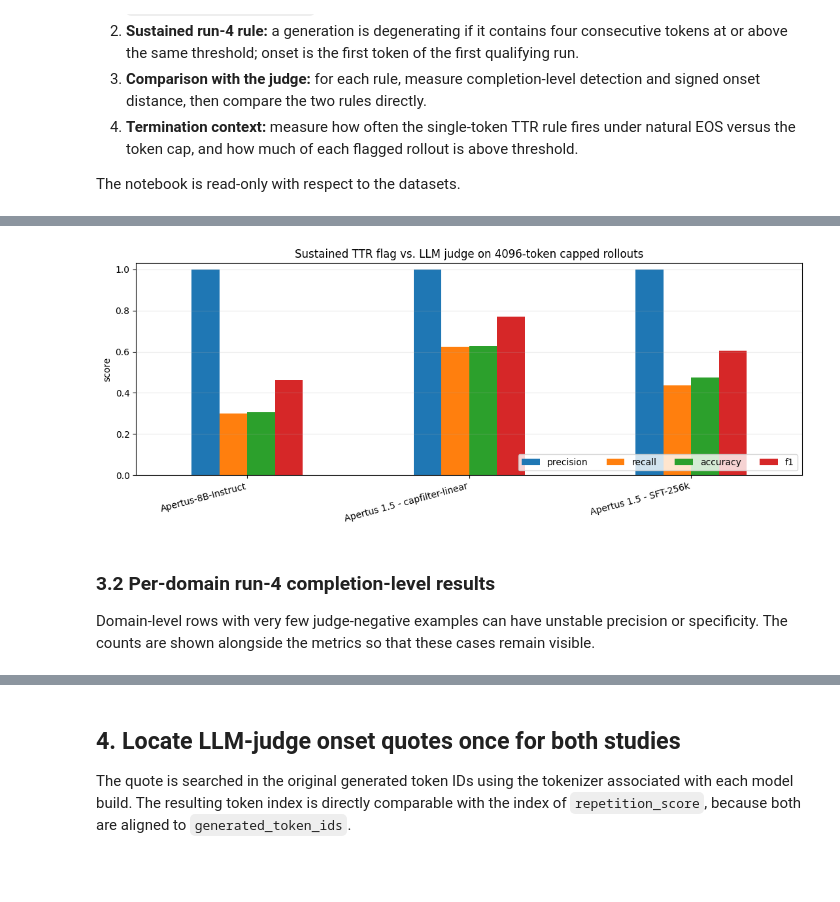
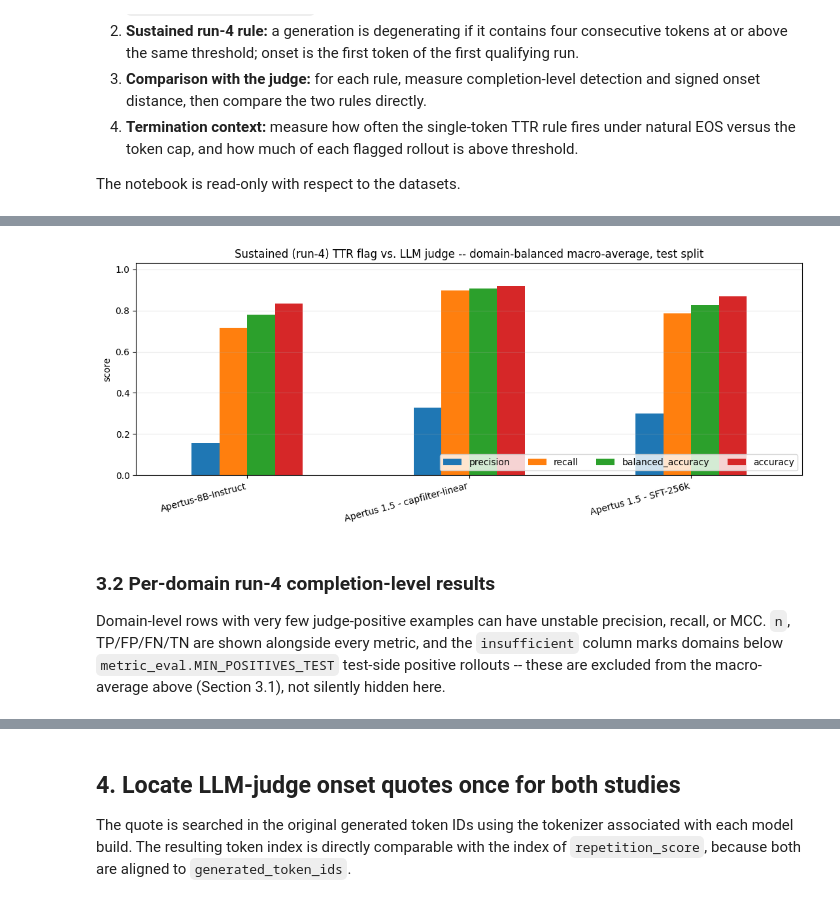
Before and after one commit to swiss-ai/degeneration-probe, a Jupyter notebook: notebooks/ttr_inspection.ipynb, the cells around one changed output, grey strips where cells are left out. Saved outputs shown, nothing was run; the diff lists cells and outputs as text; code cells hidden in the pictures; blank space fills up the shorter version.

```diff
--- a/notebooks/ttr_inspection.ipynb
+++ b/notebooks/ttr_inspection.ipynb
@@ -56,6 +60,7 @@ import torch
 from IPython.display import Markdown, display
 from transformers import AutoTokenizer
 
+from degeneration_probe.analysis import metric_eval as metric_eval_module
 from degeneration_probe.utils.tokenization import find_string_in_tokens
 
 pd.set_option("display.max_columns", 100)
@@ -78,7 +83,9 @@ DATASETS = {
 }
 
 JUDGE_BACKEND = "claude_agent_sdk"
-TTR_THRESHOLD = 0.8
+# tau is tuned per dataset build over this grid (Section 2.1), replacing the
+# formerly-fixed TTR_THRESHOLD = 0.8.
+TAU_CANDIDATES = [round(t, 2) for t in np.arange(0.50, 0.96, 0.05)]
 MIN_CONSECUTIVE = 4
 EXPECTED_MAX_TOKENS = 4096
 KEY = ["prompt_id", "rollout_idx"]
@@ -179,29 +291,13 @@ The implementation below returns the first start index of four consecutive finit
 # %%
-def first_ttr_run_onset(scores, threshold=TTR_THRESHOLD, min_consecutive=MIN_CONSECUTIVE):
-    values = np.asarray(scores, dtype=float)
-    above = np.isfinite(values) & (values >= threshold)
-    if len(above) < min_consecutive:
-        return None
-    run_lengths = np.convolve(
-        above.astype(np.int8),
-        np.ones(min_consecutive, dtype=np.int8),
-        mode="valid",
+for model, population in populations.items():
+    tau = TAU[model]
+    population["ttr_run4_onset"] = population["repetition_score"].apply(
+        lambda scores: first_ttr_run_onset(scores, threshold=tau)
     )
-    starts = np.flatnonzero(run_lengths == min_consecutive)
-    return int(starts[0]) if len(starts) else None
-
-
-# Small deterministic checks, including equality at the threshold and a NaN break.
-assert first_ttr_run_onset([0.1, 0.8, 0.9, 0.8, 1.0, 0.2]) == 1
-assert first_ttr_run_onset([0.8, 0.9, np.nan, 0.9, 0.9, 0.9, 0.9]) == 3
-assert first_ttr_run_onset([0.8, 0.8, 0.8, 0.79]) is None
-
-for model, population in populations.items():
-    population["ttr_run4_onset"] = population["repetition_score"].apply(first_ttr_run_onset)
     population["ttr_run4_flag"] = population["ttr_run4_onset"].notna()
     population["is_degenerating"] = population["is_degenerating"].astype(bool)
     print(
-        f"{model}: {population['ttr_run4_flag'].sum()}/{len(population)} "
-        f"TTR-positive ({population['ttr_run4_flag'].mean():.1%})"
+        f"{model} (tau={tau}): {population['ttr_run4_flag'].sum()}/{len(population)} "
+        f"TTR-positive ({population['ttr_run4_flag'].mean():.1%}) on the truncated-only population"
     )
 # %% [output]
@@ -263,18 +351,21 @@ display(run4_completion_metrics_df[metric_columns].style.format({
 # %%
-plot_metrics = ["precision", "recall", "accuracy", "f1"]
-ax = run4_completion_metrics_df[plot_metrics].plot.bar(figsize=(11, 4.5), ylim=(0, 1.03))
+plot_metrics = ["precision", "recall", "balanced_accuracy", "accuracy"]
+macro_plot_df = pd.concat(
+    {model: agg.loc["ALL domains (macro-average)", plot_metrics] for model, agg in run4_aggregate.items()}, axis=1
+).T
+ax = macro_plot_df.plot.bar(figsize=(11, 4.5), ylim=(0, 1.03))
 ax.set_ylabel("score")
 ax.set_xlabel("")
-ax.set_title("Sustained TTR flag vs. LLM judge on 4096-token capped rollouts")
+ax.set_title("Sustained (run-4) TTR flag vs. LLM judge -- domain-balanced macro-average, test split")
 ax.legend(loc="lower right", ncol=4)
 ax.grid(axis="y", alpha=0.25)
 plt.xticks(rotation=15, ha="right")
 plt.tight_layout()
 plt.show()
 # %% [output]
-[figure, old version]
+[figure, new version]
 # %% [markdown]
 ### 3.2 Per-domain run-4 completion-level results
 
-Domain-level rows with very few judge-negative examples can have unstable precision or specificity. The counts are shown alongside the metrics so that these cases remain visible.
+Domain-level rows with very few judge-positive examples can have unstable precision, recall, or MCC. `n`, TP/FP/FN/TN are shown alongside every metric, and the `insufficient` column marks domains below `metric_eval.MIN_POSITIVES_TEST` test-side positive rollouts -- these are excluded from the macro-average above (Section 3.1), not silently hidden here.
 # %%
```
Also changed, not shown: parts of 30 cells of this notebook, 5 other files.
